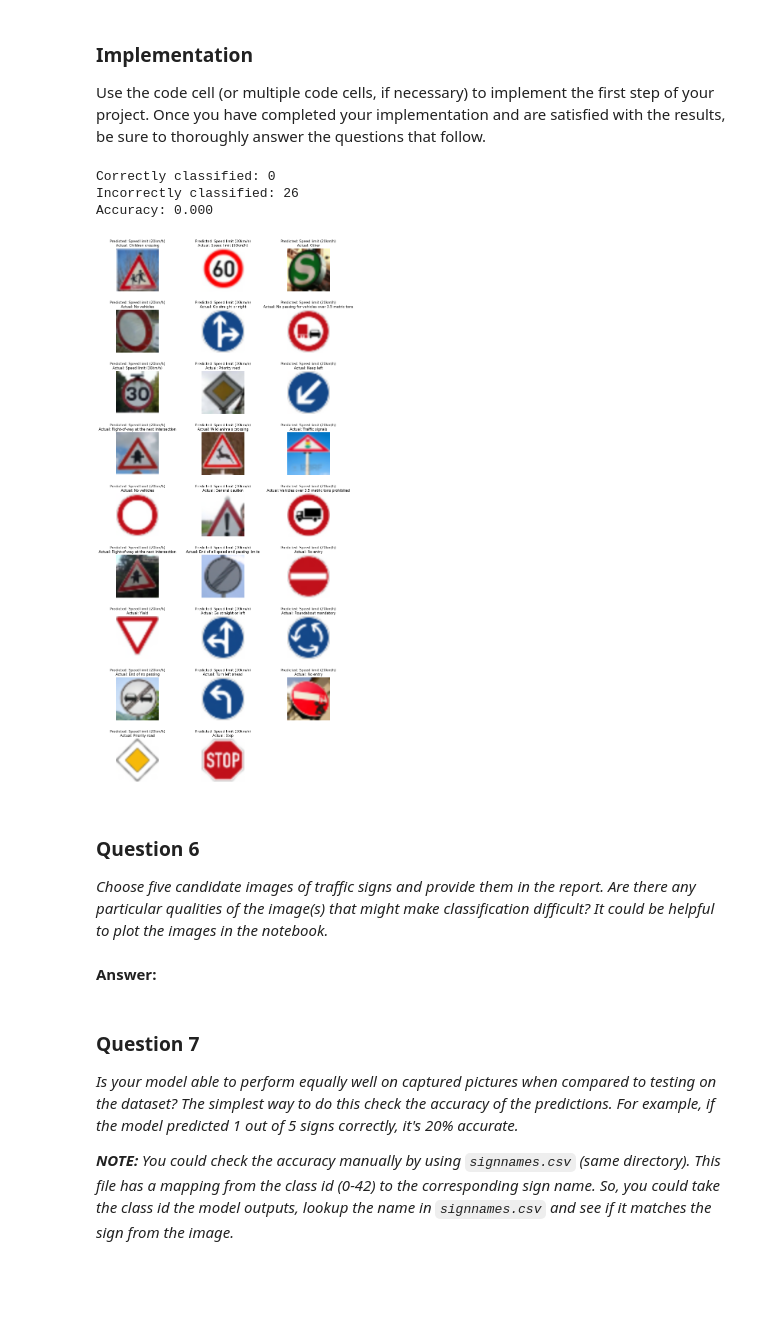
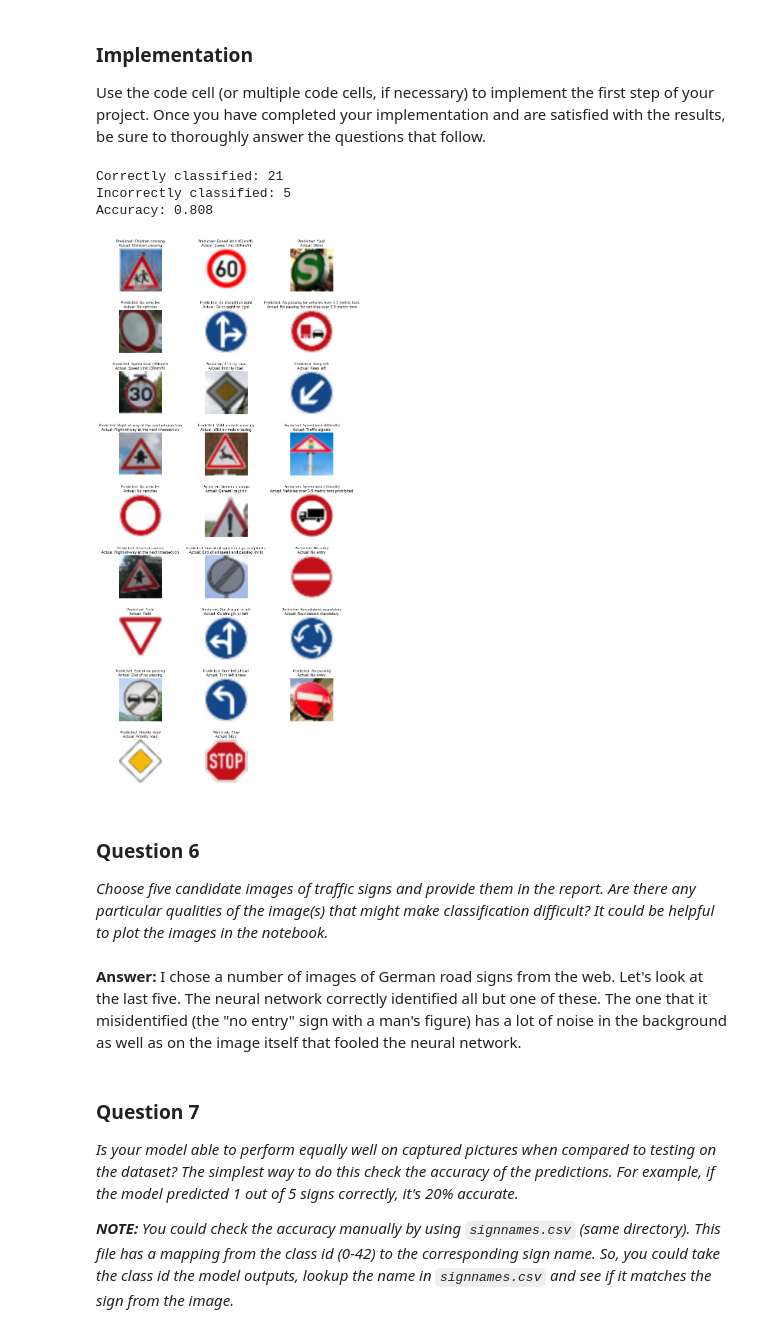
Before and after one commit to motivic/CarND-Traffic-Sign-Classifier-Project, a Jupyter notebook: Traffic_Sign_Classifier.ipynb, the cells around one changed output. Cells and saved outputs as stored; diff of their text form; code cells hidden in the pictures; blank space fills up the shorter version.

```diff
--- a/Traffic_Sign_Classifier.ipynb
+++ b/Traffic_Sign_Classifier.ipynb
@@ -362,28 +373,32 @@ def classify(X_data, k):
     sess = tf.get_default_session()
     for offset in range(0, num_examples, BATCH_SIZE):
         batch_x = X_data[offset:offset+BATCH_SIZE]
-        top_k.append(sess.run(tf.nn.top_k(logits, k=k).values,
+        top_k.append(sess.run(tf.nn.top_k(logits, k=k),
                               feed_dict={x: batch_x, keep_prob: 1}))
-        classifications.extend(np.argmax(top_k[-1], 1))
+        classifications.extend(top_k[-1].indices[:,0])
     return classifications, top_k
 # %%
-with tf.Session() as sess:
-    sess.run(tf.global_variables_initializer())
-    num_examples = len(X_tn)
+run_model = input('Run model again:\n')
+if run_model == 'Y':
+    with tf.Session() as sess:
+        sess.run(tf.global_variables_initializer())
+        num_examples = len(X_tn)
 
-    print("Training...\n")
-    for i in tnrange(EPOCHS):
-        X_tn, y_tn = shuffle(X_tn, y_tn)
-        for offset in range(0, num_examples, BATCH_SIZE):
-            end = offset + BATCH_SIZE
-            batch_x, batch_y = X_tn[offset:end], y_tn[offset:end]
-            sess.run(training_operation, feed_dict={x: batch_x, y: batch_y, keep_prob: 0.5})
+        print("Training...\n")
+        for i in tnrange(EPOCHS):
+            X_tn, y_tn = shuffle(X_tn, y_tn)
+            for offset in range(0, num_examples, BATCH_SIZE):
+                end = offset + BATCH_SIZE
+                batch_x, batch_y = X_tn[offset:end], y_tn[offset:end]
+                sess.run(training_operation, feed_dict={x: batch_x,
+                                                        y: batch_y,
+                                                        keep_prob: 0.5})
 
-        validation_accuracy = evaluate(X_val, y_val)
-        if (i+1) % 10 == 0:
-            print("EPOCH {} ...".format(i+1))
-            print("Validation Accuracy = {:.3f}\n".format(validation_accuracy))
+            validation_accuracy = evaluate(X_val, y_val)
+            if (i+1) % 10 == 0:
+                print("EPOCH {} ...".format(i+1))
+                print("Validation Accuracy = {:.3f}\n".format(validation_accuracy))
 
-    saver.save(sess, './sign_detection')
-    print("Model saved")
+        saver.save(sess, './sign_detection')
+        print("Model saved")
 # %% [output]
@@ -457,7 +457,7 @@ def view_and_classify(image_folder):
     pix = np.array(pix)
     with tf.Session() as sess:
         saver.restore(sess, tf.train.latest_checkpoint('.'))
-        clf, prob = classify(pix, 5)
+        clf, top_k = classify(pix, 5)
 
     # Track error rate
     correct_count = 0
@@ -486,16 +486,15 @@ def view_and_classify(image_folder):
     print("Correctly classified: {}".format(correct_count))
     print("Incorrectly classified: {}".format(incorrect_count))
     print("Accuracy: {:.3f}".format(correct_count/(correct_count+incorrect_count)))
+    return top_k
-# %%
-view_and_classify('additional_signs')
-# %% [output]
-Correctly classified: 0
-Incorrectly classified: 26
-Accuracy: 0.000
-[figure, removed]
+# %%
+new_top_k = view_and_classify('additional_signs')
+# %% [output]
+Correctly classified: 21
+Incorrectly classified: 5
+Accuracy: 0.808
+[figure, added]
 # %% [markdown]
 ### Question 6
 
 _Choose five candidate images of traffic signs and provide them in the report. Are there any particular qualities of the image(s) that might make classification difficult? It could be helpful to plot the images in the notebook._
-# %% [markdown]
-**Answer:**
@@ -505,3 +501,5 @@ _Choose five candidate images of traffic signs and provide them in the report. A
+# %% [markdown]
+**Answer:** I chose a number of images of German road signs from the web. Let's look at the last five. The neural network correctly identified all but one of these. The one that it misidentified (the "no entry" sign with a man's figure) has a lot of noise in the background as well as on the image itself that fooled the neural network.
 # %% [markdown]
 ### Question 7
 
```
Also changed, not shown: parts of 24 cells of this notebook, 1 other file.
